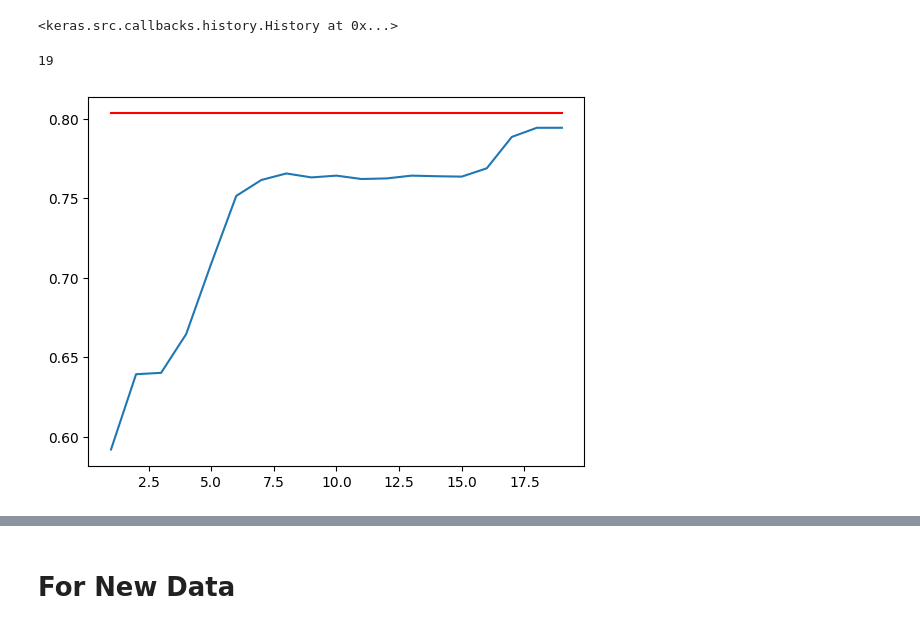
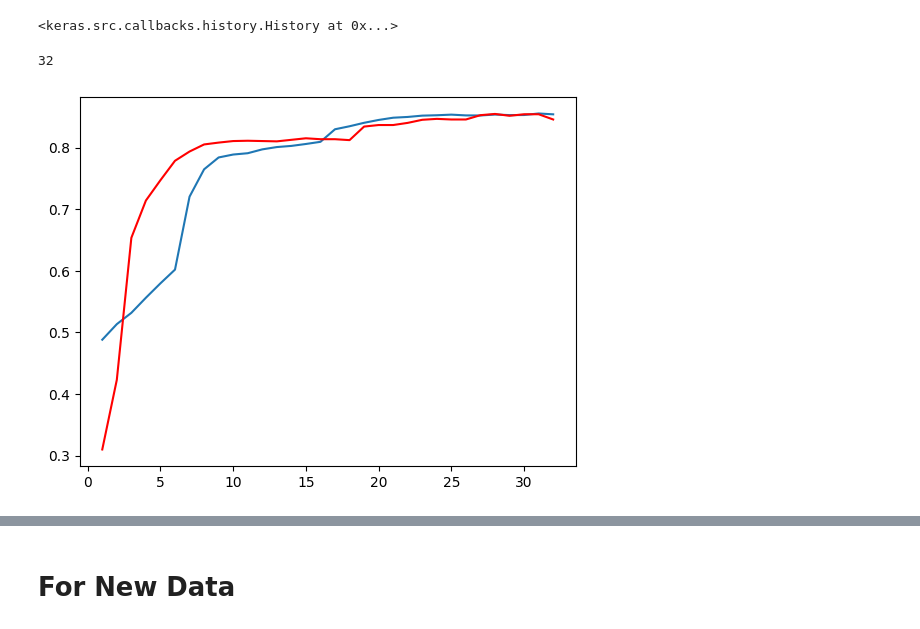
Before and after one commit to nishanlimbuchemjong/Deep-Learning, a Jupyter notebook: Multi layer Perceptron or ANN.ipynb, the cells around one changed output, grey strips where cells are left out. Cells and saved outputs as stored; diff of their text form; code cells hidden in the pictures.

Commit message:
Accuracy improved

```diff
--- a/Multi layer Perceptron or ANN.ipynb
+++ b/Multi layer Perceptron or ANN.ipynb
@@ -165,7 +165,7 @@ ann.add(Dense(4, activation='relu', kernel_regularizer=L2(l2=0.01)))
 ann.add(BatchNormalization())
 ann.add(Dense(2, activation='relu', kernel_regularizer=L2(l2=0.01)))
 ann.add(BatchNormalization())
-ann.add(Dropout(0.3))   # implementation of Dropout
+# ann.add(Dropout(0.3))   # implementation of Dropout
 ann.add(Dense(1, activation='sigmoid'))
 # %%
 ann.compile(optimizer='adam', loss='binary_crossentropy', metrics=['accuracy'])
@@ -200,14 +200,14 @@ test_accuracy = ann.history.history['val_accuracy']
 # %%
 len(test_accuracy)
 # %% [output]
-19
+32
 # %%
 # plotting the train_accuracy and test_accuracy
-plt.plot([i for i in range(1, 20)], train_accuracy)
-plt.plot([i for i in range(1, 20)], test_accuracy, c='red')
+plt.plot([i for i in range(1, 33)], train_accuracy)
+plt.plot([i for i in range(1, 33)], test_accuracy, c='red')
 plt.show()
 # %% [output]
-[figure, old version]
+[figure, new version]
 # %%
 prd1 = ann.predict(X_train)
 prd_data1 = []
```
Also changed, not shown: parts of 5 cells of this notebook.
